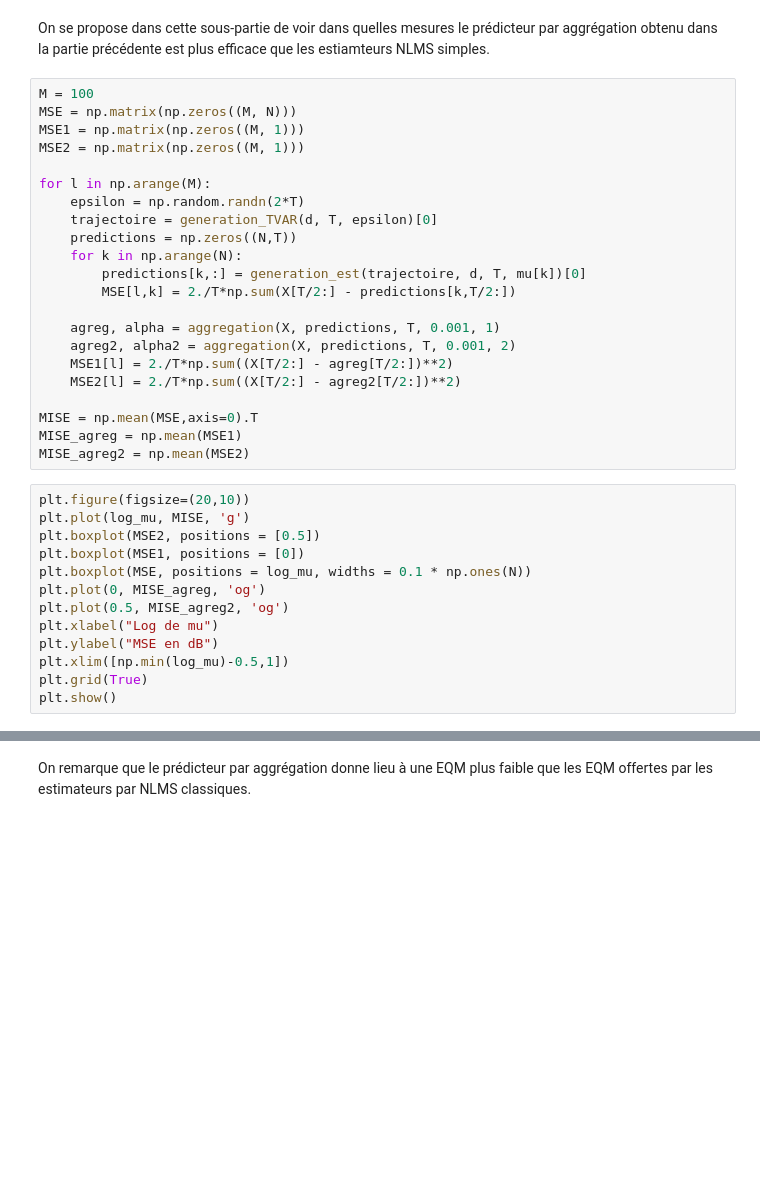
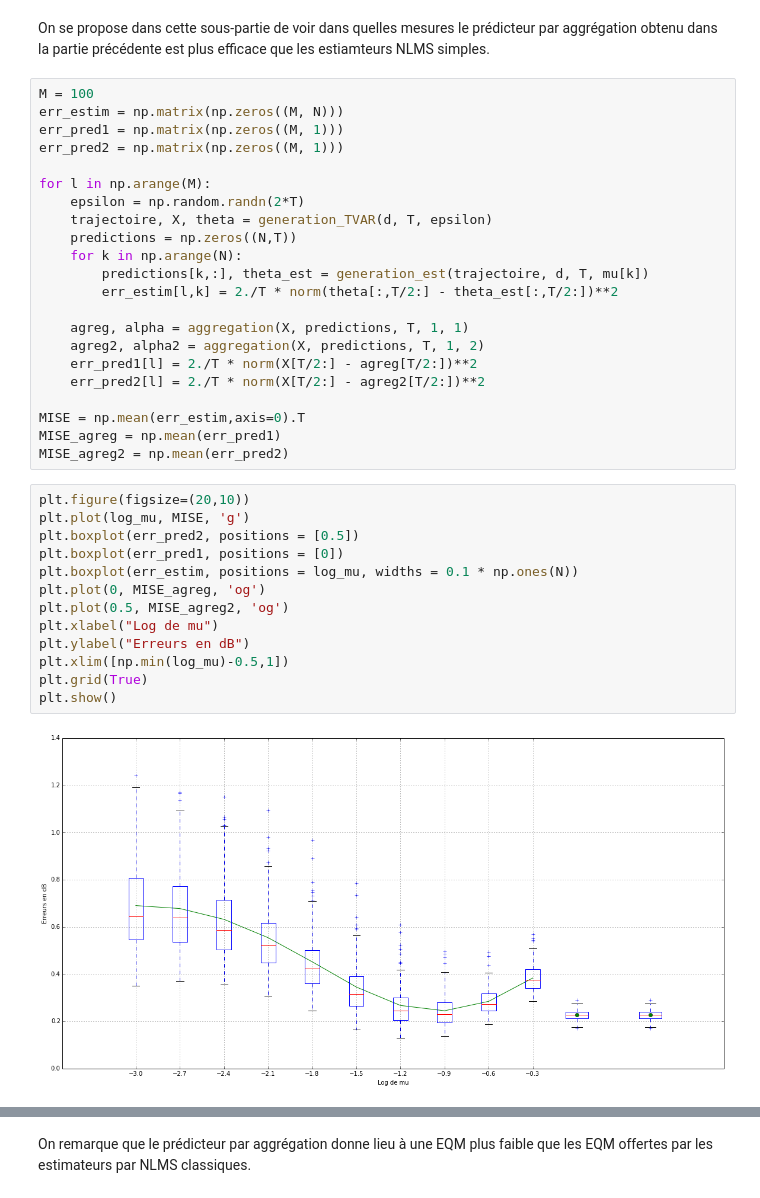
Before and after one commit to jngod2011/TVAR_Prediction, a Jupyter notebook: notebooks/TVAR_d.ipynb, the cells around one changed output, grey strips where cells are left out. Cells and saved outputs as stored; diff of their text form; blank space fills up the shorter version.

```diff
--- a/notebooks/TVAR_d.ipynb
+++ b/notebooks/TVAR_d.ipynb
@@ -239,37 +240,39 @@ def aggregation(X, estimations, T, eta, strategy = 1):
 On se propose dans cette sous-partie de voir dans quelles mesures le prédicteur par aggrégation obtenu dans la partie précédente est plus efficace que les estiamteurs NLMS simples.
 # %%
 M = 100
-MSE = np.matrix(np.zeros((M, N)))
-MSE1 = np.matrix(np.zeros((M, 1)))
-MSE2 = np.matrix(np.zeros((M, 1)))
+err_estim = np.matrix(np.zeros((M, N)))
+err_pred1 = np.matrix(np.zeros((M, 1)))
+err_pred2 = np.matrix(np.zeros((M, 1)))
 
 for l in np.arange(M):
     epsilon = np.random.randn(2*T)
-    trajectoire = generation_TVAR(d, T, epsilon)[0]
+    trajectoire, X, theta = generation_TVAR(d, T, epsilon)
     predictions = np.zeros((N,T))
     for k in np.arange(N):
-        predictions[k,:] = generation_est(trajectoire, d, T, mu[k])[0]
-        MSE[l,k] = 2./T*np.sum(X[T/2:] - predictions[k,T/2:])
+        predictions[k,:], theta_est = generation_est(trajectoire, d, T, mu[k])
+        err_estim[l,k] = 2./T * norm(theta[:,T/2:] - theta_est[:,T/2:])**2
 
-    agreg, alpha = aggregation(X, predictions, T, 0.001, 1)
-    agreg2, alpha2 = aggregation(X, predictions, T, 0.001, 2)
-    MSE1[l] = 2./T*np.sum((X[T/2:] - agreg[T/2:])**2)
-    MSE2[l] = 2./T*np.sum((X[T/2:] - agreg2[T/2:])**2)
+    agreg, alpha = aggregation(X, predictions, T, 1, 1)
+    agreg2, alpha2 = aggregation(X, predictions, T, 1, 2)
+    err_pred1[l] = 2./T * norm(X[T/2:] - agreg[T/2:])**2
+    err_pred2[l] = 2./T * norm(X[T/2:] - agreg2[T/2:])**2
 
-MISE = np.mean(MSE,axis=0).T
-MISE_agreg = np.mean(MSE1)
-MISE_agreg2 = np.mean(MSE2)
+MISE = np.mean(err_estim,axis=0).T
+MISE_agreg = np.mean(err_pred1)
+MISE_agreg2 = np.mean(err_pred2)
 # %%
 plt.figure(figsize=(20,10))
 plt.plot(log_mu, MISE, 'g')
-plt.boxplot(MSE2, positions = [0.5])
-plt.boxplot(MSE1, positions = [0])
-plt.boxplot(MSE, positions = log_mu, widths = 0.1 * np.ones(N))
+plt.boxplot(err_pred2, positions = [0.5])
+plt.boxplot(err_pred1, positions = [0])
+plt.boxplot(err_estim, positions = log_mu, widths = 0.1 * np.ones(N))
 plt.plot(0, MISE_agreg, 'og')
 plt.plot(0.5, MISE_agreg2, 'og')
 plt.xlabel("Log de mu")
-plt.ylabel("MSE en dB")
+plt.ylabel("Erreurs en dB")
 plt.xlim([np.min(log_mu)-0.5,1])
 plt.grid(True)
 plt.show()
+# %% [output]
+[figure, added]
 # %%
```
Also changed, not shown: parts of 8 cells of this notebook.
